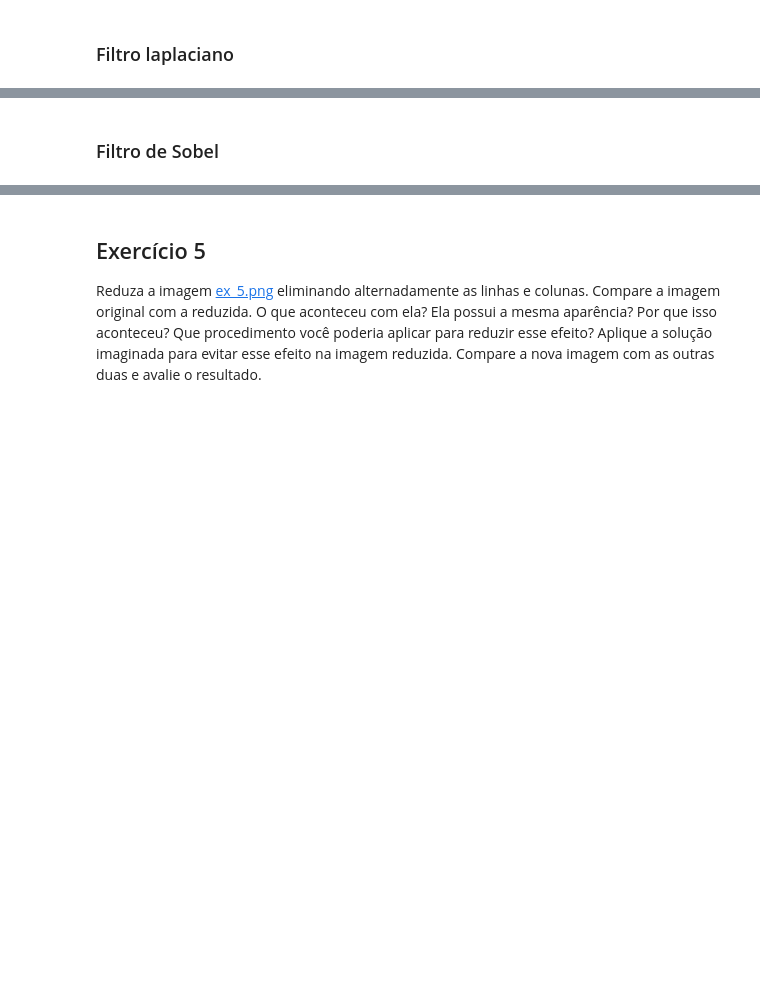
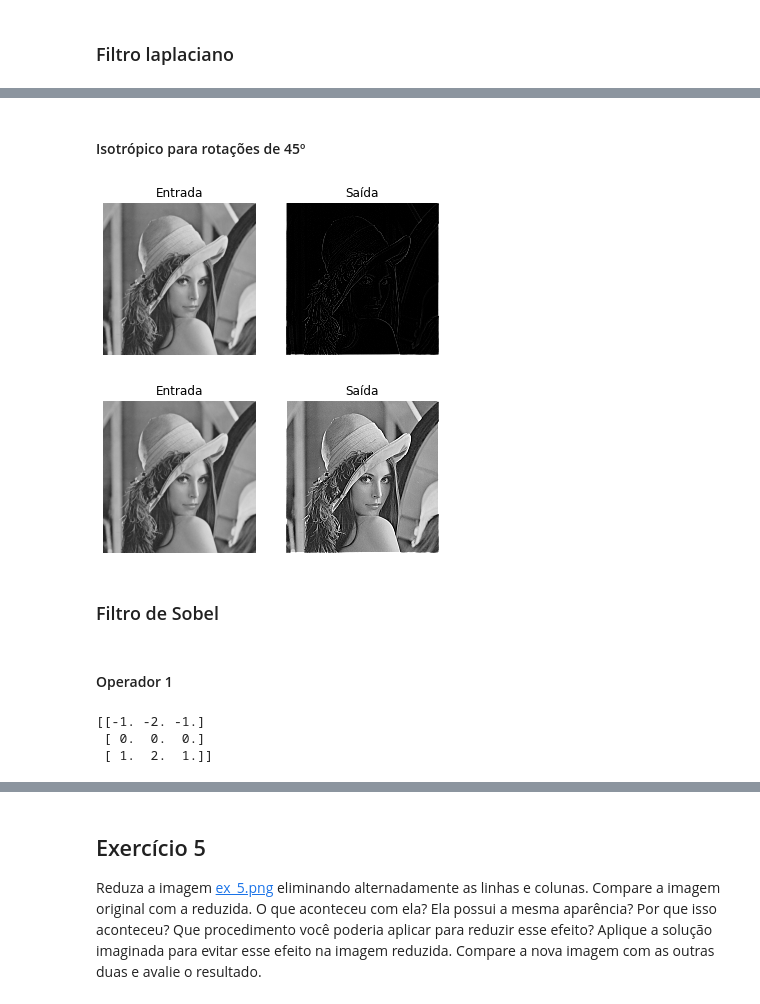
Before and after one commit to gabrielcbenedito/pdi, a Jupyter notebook: lista_1.ipynb, the cells around one changed output, grey strips where cells are left out. Drawn from its saved outputs; the diff is of its cells as text; code cells hidden in the pictures; blank space fills up the shorter version.

```diff
--- a/lista_1.ipynb
+++ b/lista_1.ipynb
@@ -259,2 +278,13 @@ ValueError: operands could not be broadcast together with shapes (13,15) (15,13)
+# %% [markdown]
+#### Isotrópico para rotações de 45º
+# %%
+# isotropic laplacian filter (45º-isotropic), padding input input and filling it with zeroes
+img_out = spatial_conv(img, ilf45, kernel_size=3, padding=True)
+# plots
+plot_img_in_out(img, img_out)
+plot_img_in_out(img, img + img_out)
+# %% [output]
+[figure, added]
+[figure, added]
 # %% [markdown]
 ### Filtro de Sobel
@@ -261 +311,9 @@ ValueError: operands could not be broadcast together with shapes (13,15) (15,13)
+# %% [markdown]
+#### Operador 1
+# %%
+print(sobel_op_1)
+# %% [output]
+[[-1. -2. -1.]
+ [ 0.  0.  0.]
+ [ 1.  2.  1.]]
 # %%
```
Also changed, not shown: parts of 30 cells of this notebook.
